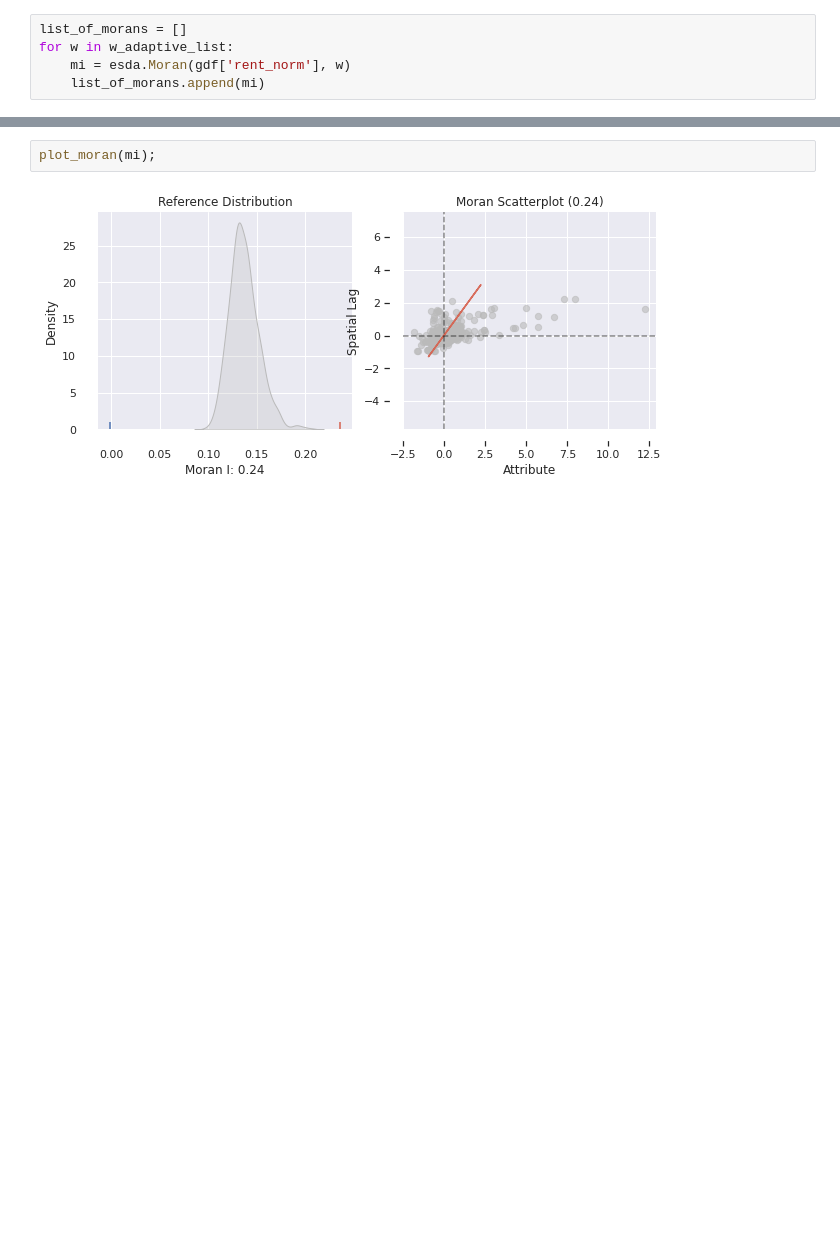
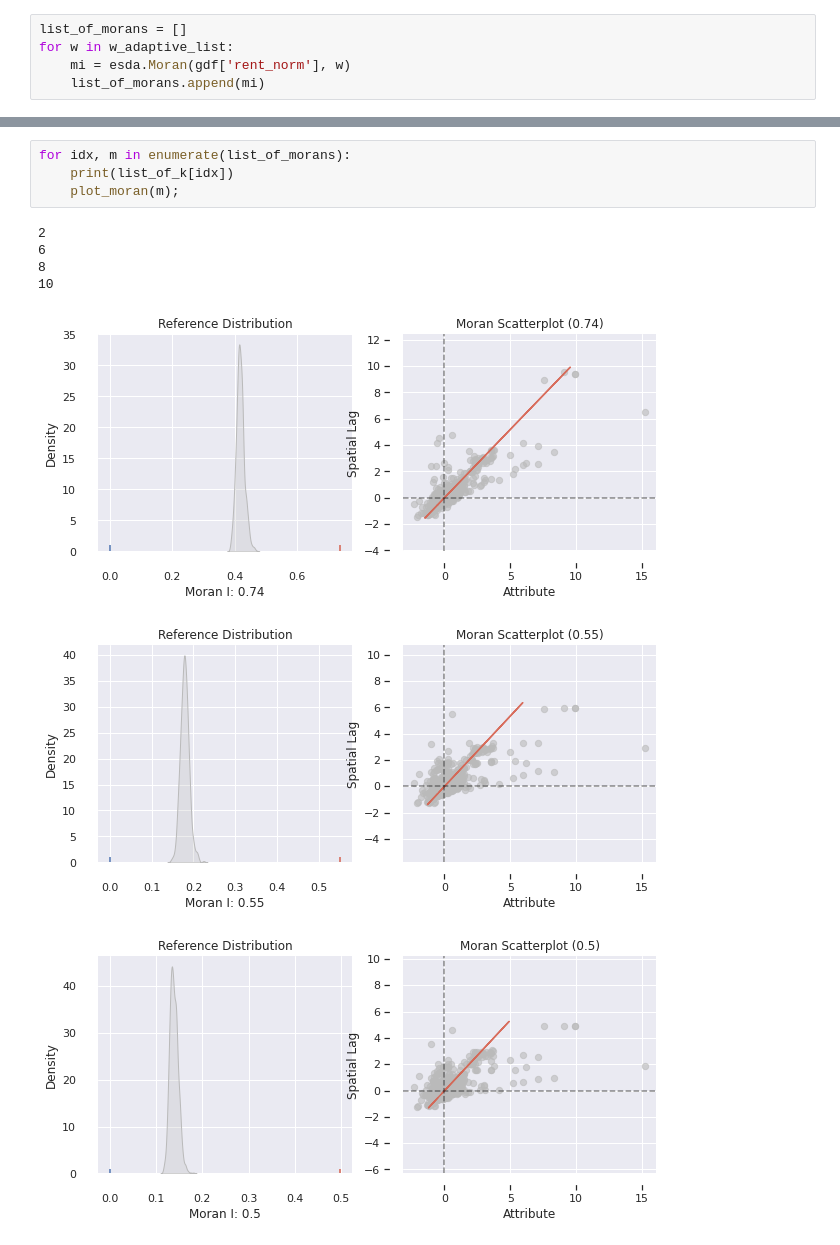
Before and after one commit to szymongalecki/Geospatial_Data_Science, a Jupyter notebook: data_exploration.ipynb, the cells around one changed output, grey strips where cells are left out. Cells and saved outputs as stored; diff of their text form; blank space fills up the shorter version.

```diff
--- a/data_exploration.ipynb
+++ b/data_exploration.ipynb
@@ -383,4 +398,12 @@ moran_scatterplot(mi);
-# %%
-plot_moran(mi);
-# %% [output]
-[figure, removed]
+# %%
+for idx, m in enumerate(list_of_morans):
+    print(list_of_k[idx])
+    plot_moran(m);
+# %% [output]
+2
+6
+8
+10
+[figure, added]
+[figure, added]
+[figure, added]
```
Also changed, not shown: parts of 7 cells of this notebook.
